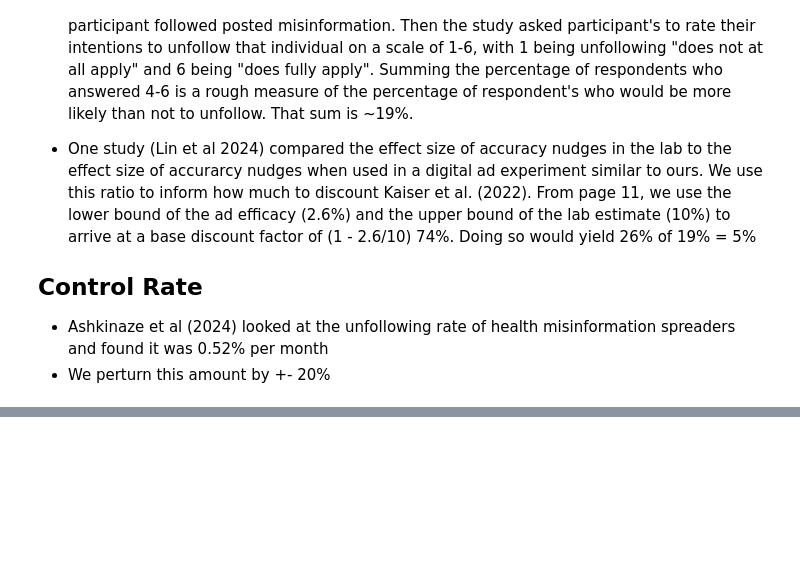
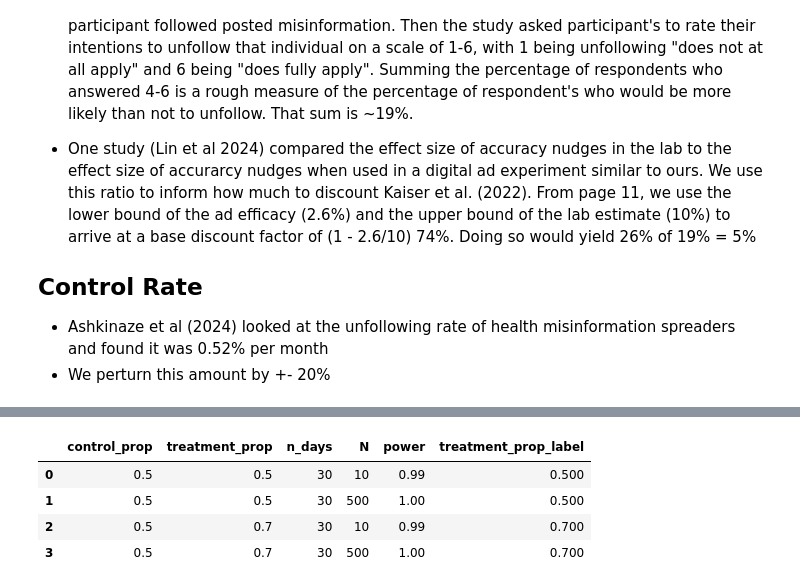
Before and after one commit to josh-ashkinaze/ads_misinfo, a Jupyter notebook: 5_pow.ipynb, the cells around one changed output, grey strips where cells are left out. Drawn from its saved outputs; the diff is of its cells as text; code cells hidden in the pictures; blank space fills up the shorter version.

```diff
--- a/5_pow.ipynb
+++ b/5_pow.ipynb
@@ -111,0 +136,8 @@ print(find_required_N(df_results))
+# %%
+df_results
+# %% [output]
+|  | control_prop | treatment_prop | n_days | N | power | treatment_prop_label |
+| 0 | 0.5 | 0.5 | 30 | 10 | 0.99 | 0.500 |
+| 1 | 0.5 | 0.5 | 30 | 500 | 1.00 | 0.500 |
+| 2 | 0.5 | 0.7 | 30 | 10 | 0.99 | 0.700 |
+| 3 | 0.5 | 0.7 | 30 | 500 | 1.00 | 0.700 |
```
Also changed, not shown: parts of 1 cell of this notebook.
